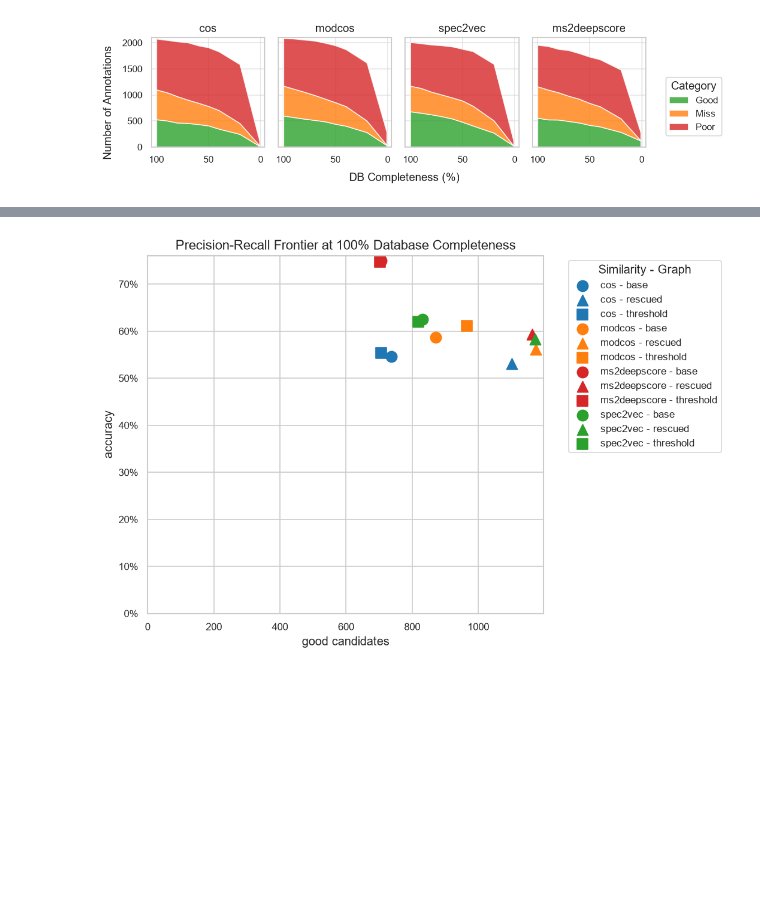
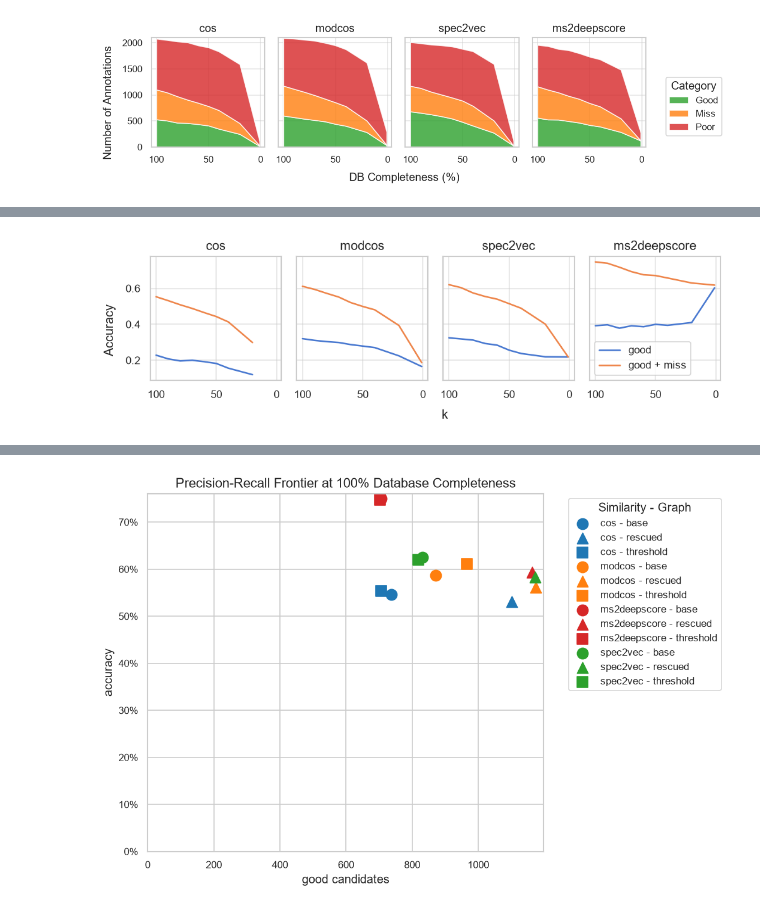
Before and after one commit to vdhooftcompmet/Mosaic-MS, a Jupyter notebook: notebooks/effect_of_db.ipynb, the cells around one changed output, grey strips where cells are left out. Saved outputs shown, nothing was run; the diff lists cells and outputs as text; code cells hidden in the pictures; blank space fills up the shorter version.

```diff
--- a/notebooks/effect_of_db.ipynb
+++ b/notebooks/effect_of_db.ipynb
@@ -135,0 +133,4 @@ plt.show()
+# %%
+line_accuracy_plot(df, "threshold")
+# %% [output]
+[figure, added]
```
Also changed, not shown: parts of 5 cells of this notebook.
